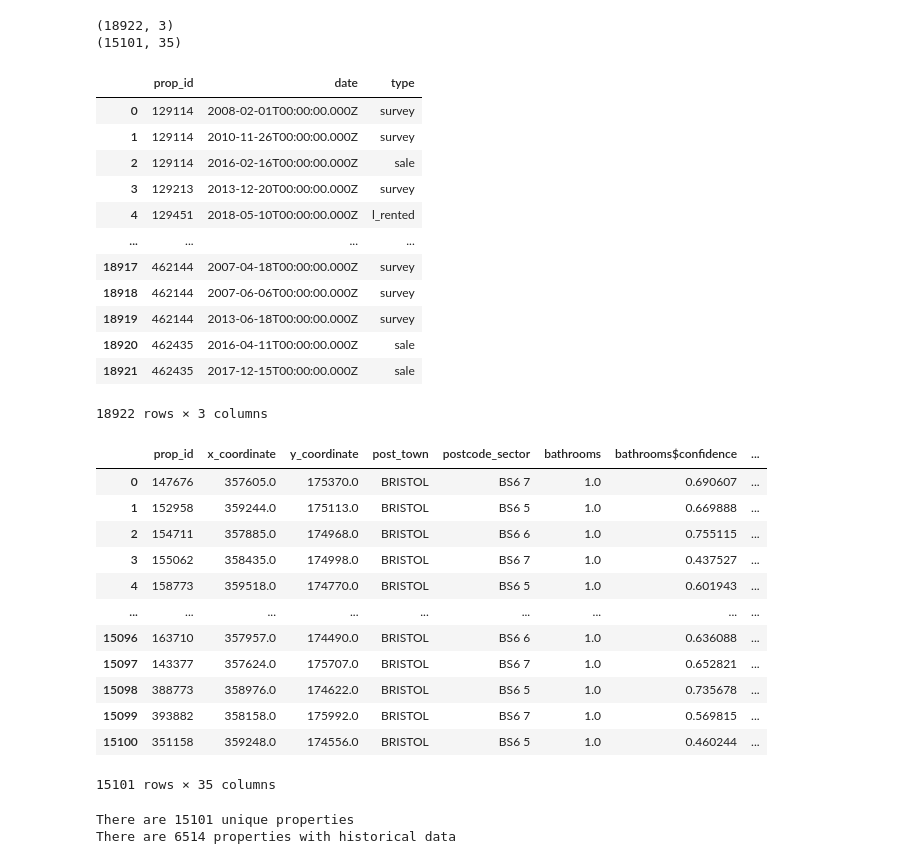
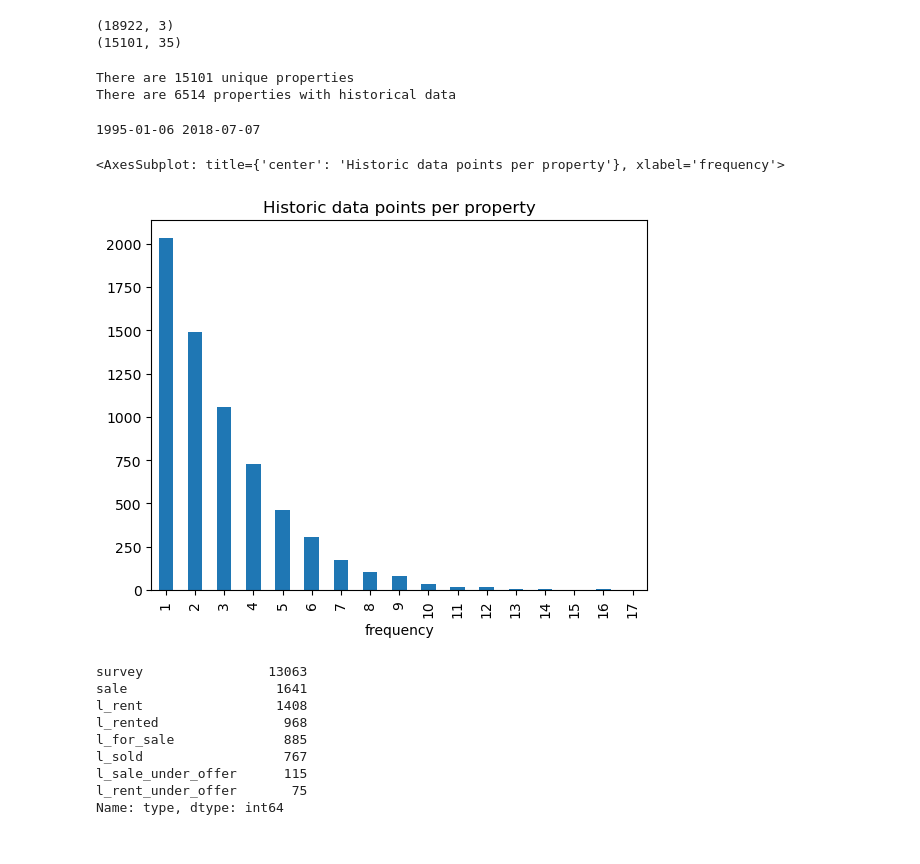
Before and after one commit to kleokog/Mycodes, a Jupyter notebook: Script_1.ipynb, the cells around one changed output. Cells and saved outputs as stored; diff of their text form; code cells hidden in the pictures.

```diff
--- a/Script_1.ipynb
+++ b/Script_1.ipynb
@@ -9,38 +37,6 @@ print(properties.shape)
 # %% [output]
 (18922, 3)
 (15101, 35)
-# %%
-property_events
-# %% [output]
-|  | prop_id | date | type |
-| 0 | 129114 | 2008-02-01T00:00:00.000Z | survey |
-| 1 | 129114 | 2010-11-26T00:00:00.000Z | survey |
-| 2 | 129114 | 2016-02-16T00:00:00.000Z | sale |
-| 3 | 129213 | 2013-12-20T00:00:00.000Z | survey |
-| 4 | 129451 | 2018-05-10T00:00:00.000Z | l_rented |
-| ... | ... | ... | ... |
-| 18917 | 462144 | 2007-04-18T00:00:00.000Z | survey |
-| 18918 | 462144 | 2007-06-06T00:00:00.000Z | survey |
-| 18919 | 462144 | 2013-06-18T00:00:00.000Z | survey |
-| 18920 | 462435 | 2016-04-11T00:00:00.000Z | sale |
-| 18921 | 462435 | 2017-12-15T00:00:00.000Z | sale |
-18922 rows × 3 columns
-# %%
-properties
-# %% [output]
-|  | prop_id | x_coordinate | y_coordinate | post_town | postcode_sector | bathrooms | bathrooms$confidence | ... |
-| 0 | 147676 | 357605.0 | 175370.0 | BRISTOL | BS6 7 | 1.0 | 0.690607 | ... |
-| 1 | 152958 | 359244.0 | 175113.0 | BRISTOL | BS6 5 | 1.0 | 0.669888 | ... |
-| 2 | 154711 | 357885.0 | 174968.0 | BRISTOL | BS6 6 | 1.0 | 0.755115 | ... |
-| 3 | 155062 | 358435.0 | 174998.0 | BRISTOL | BS6 7 | 1.0 | 0.437527 | ... |
-| 4 | 158773 | 359518.0 | 174770.0 | BRISTOL | BS6 5 | 1.0 | 0.601943 | ... |
-| ... | ... | ... | ... | ... | ... | ... | ... | ... |
-| 15096 | 163710 | 357957.0 | 174490.0 | BRISTOL | BS6 6 | 1.0 | 0.636088 | ... |
-| 15097 | 143377 | 357624.0 | 175707.0 | BRISTOL | BS6 7 | 1.0 | 0.652821 | ... |
-| 15098 | 388773 | 358976.0 | 174622.0 | BRISTOL | BS6 5 | 1.0 | 0.735678 | ... |
-| 15099 | 393882 | 358158.0 | 175992.0 | BRISTOL | BS6 7 | 1.0 | 0.569815 | ... |
-| 15100 | 351158 | 359248.0 | 174556.0 | BRISTOL | BS6 5 | 1.0 | 0.460244 | ... |
-15101 rows × 35 columns
 # %%
 # Check the ids
 if properties['prop_id'].value_counts().max() > 1:
@@ -56,0 +51,24 @@ There are 6514 properties with historical data
+# %%
+# Understand the historical data
+property_events['day'] = property_events['date'].apply(lambda x : x [0:10])
+print(property_events['day'].min(), property_events['day'].max())
+# Property events frequency
+property_events_freq = property_events['prop_id'].value_counts().reset_index().rename(columns = {'index': 'prop_id', 'prop_id' : 'frequency'})
+property_events_freq.groupby(['frequency'])['prop_id'].count().plot.bar(title= "Historic data points per property")
+# %% [output]
+1995-01-06 2018-07-07
+<AxesSubplot: title={'center': 'Historic data points per property'}, xlabel='frequency'>
+[figure, added]
+# %%
+# Histogram of type of events
+property_events['type'].value_counts()#.plot.bar()
+# %% [output]
+survey                13063
+sale                   1641
+l_rent                 1408
+l_rented                968
+l_for_sale              885
+l_sold                  767
+l_sale_under_offer      115
+l_rent_under_offer       75
+Name: type, dtype: int64
```
Also changed, not shown: parts of 26 cells of this notebook, 2 other files.
